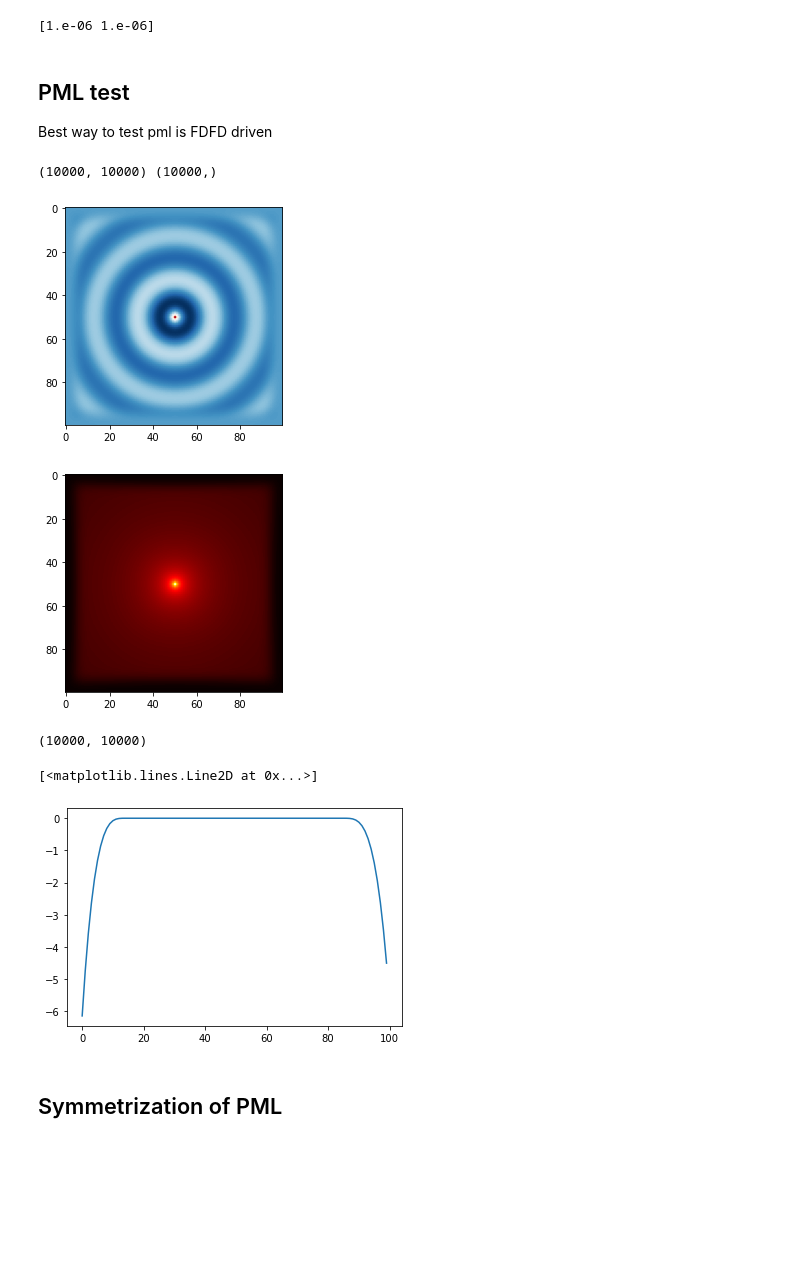
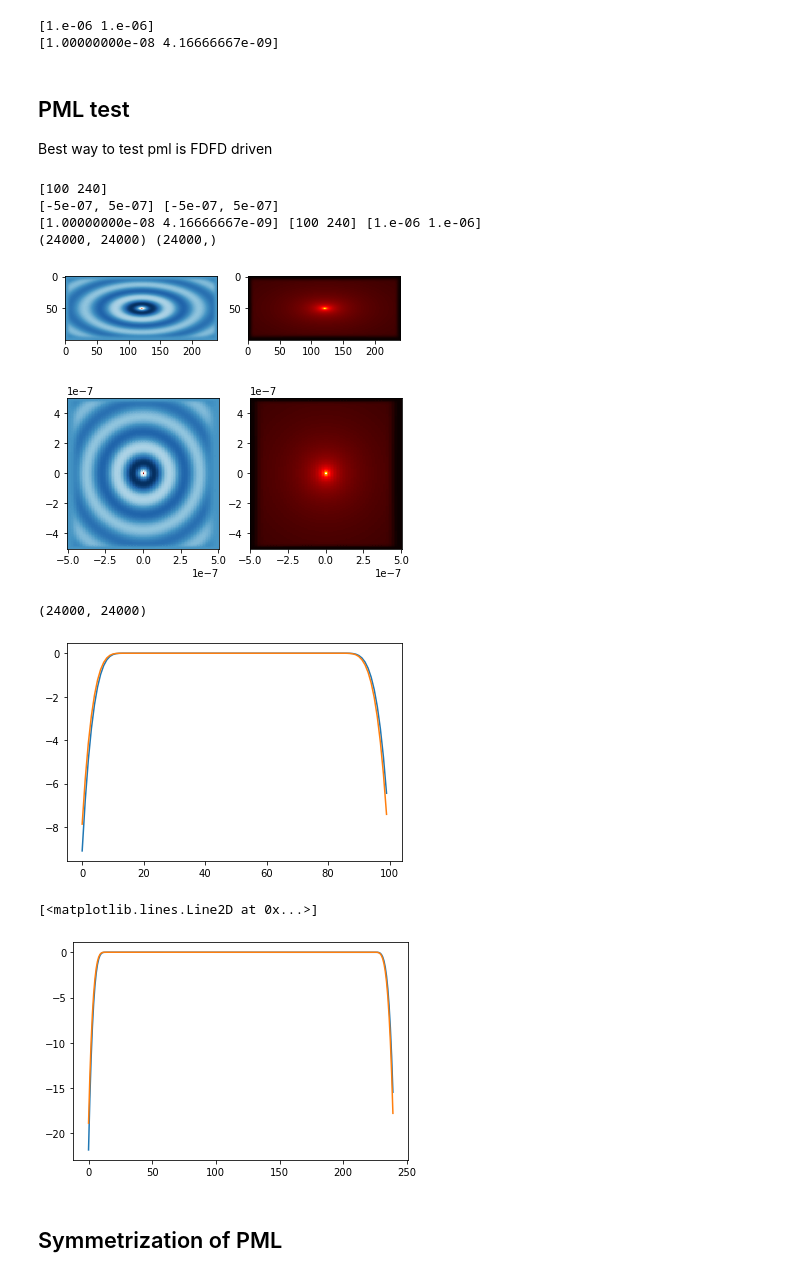
Before and after one commit to zhaonat/eigenwell, a Jupyter notebook: notebooks/test_grid_preconditioners.ipynb, the cells around one changed output. Saved outputs shown, nothing was run; the diff lists cells and outputs as text; code cells hidden in the pictures; blank space fills up the shorter version.

Commit message:
fix in python indexing

```diff
--- a/notebooks/test_grid_preconditioners.ipynb
+++ b/notebooks/test_grid_preconditioners.ipynb
@@ -11,11 +13,18 @@ from eigenwell.src.constants import *
 # %%
-N = [100,100]
-dL = np.array([0.01, 0.01])*1e-6
+N = np.array([100,240])
 # plt.figure(figsize = (10,10))
 # plt.spy(fd.Dyb, markersize = 2)
-L= N*dL;
+L = np.array([1e-6, 1e-6]);
+dL= L/N
 print(L)
 xrange = [-L[0]/2, L[0]/2]
 yrange = [-L[1]/2, L[1]/2]
+
+x = np.linspace(xrange[0], xrange[1], N[0])
+y = np.linspace(yrange[0], yrange[1], N[1])
+
+X,Y = np.meshgrid(x,y, indexing = 'ij');
+print(dL)
 # %% [output]
 [1.e-06 1.e-06]
+[1.00000000e-08 4.16666667e-09]
@@ -36,49 +34,72 @@ Best way to test pml is FDFD driven
 # %%
 from scipy.sparse.linalg import spsolve as bslash
 eps_r = np.ones(N)
 wvlen = 0.2e-6;
 Mz = np.zeros(N)
 
 Npml = [15,15]
+print(N)
 Mz[N[0]//2,N[1]//2] = 1;
 
-b = (Mz.flatten());
+M = np.prod(N)
+b = np.reshape(Mz, (M,), order = 'F'); #(Mz.flatten());
 
 omega = 2*np.pi*C0/wvlen;
 
 pml_obj = pml.PML(N,Npml, omega);
-pml_obj.Soperators(xrange, yrange);
+#self.Sxf, self.Syf, self.Sxb, self.Syb
+Sxf, Syf, Sxb, Syb = pml_obj.Soperators(xrange, yrange);
+print(xrange, yrange)
 
-fd = FiniteDifference(dL,N)
-fd.make_derivatives(PML=pml_obj)
+
+print(dL,N, dL*N)
+fd = FiniteDifferenceGrid(dL,N)
+fd.make_derivatives()
 
 Tep = sp.spdiags(eps_r.flatten(), 0, np.prod(N), np.prod(N))
 
-A = fd.Dxf@fd.Dxb + fd.Dyf@fd.Dyb + omega**2*MU0*EPSILON0*Tep;
+A = (Sxf@fd.Dxf)@(Sxb@fd.Dxb) + (Syf@fd.Dyf)@(Syb@fd.Dyb) + omega**2*MU0*EPSILON0*Tep;
 print(A.shape, b.shape)
 ## spsolve
 from scipy.sparse.linalg import splu
 solver = splu(A);
 
 x = solver.solve(b)
-field = np.reshape(x, N)
+field = np.reshape(x, N, order = 'F')
 
+plt.subplot(121)
 plt.imshow(np.real(field), cmap = 'RdBu')
+plt.subplot(122)
+plt.imshow(np.abs(field), cmap = 'hot')
 plt.show();
 
-plt.imshow(np.abs(field), cmap = 'hot')
+ax = plt.subplot(121)
+plt.pcolormesh(X,Y, np.real(field), cmap = 'RdBu', shading = 'auto')
+ax.set_aspect('equal')
+ax = plt.subplot(122)
+plt.pcolormesh(X,Y,np.abs(field), cmap = 'hot',shading = 'auto')
+ax.set_aspect('equal')
+
 plt.show();
 # %% [output]
-(10000, 10000) (10000,)
+[100 240]
+[-5e-07, 5e-07] [-5e-07, 5e-07]
+[1.00000000e-08 4.16666667e-09] [100 240] [1.e-06 1.e-06]
+(24000, 24000) (24000,)
-[figure, old version]
+[figure, new version]
-[figure, old version]
+[figure, new version]
 # %%
 print(pml_obj.Sxf.shape)
 plt.plot(np.imag(pml_obj.sxb))
+plt.plot(np.imag(pml_obj.sxf))
+plt.show();
+plt.plot(np.imag(pml_obj.syb))
+plt.plot(np.imag(pml_obj.syf))
 # %% [output]
-(10000, 10000)
+(24000, 24000)
+[figure, new version]
 [<matplotlib.lines.Line2D at 0x...>]
-[figure, old version]
+[figure, added]
 # %% [markdown]
 ## Symmetrization of PML
 # %%
```
Also changed, not shown: parts of 9 cells of this notebook, 12 other files.
